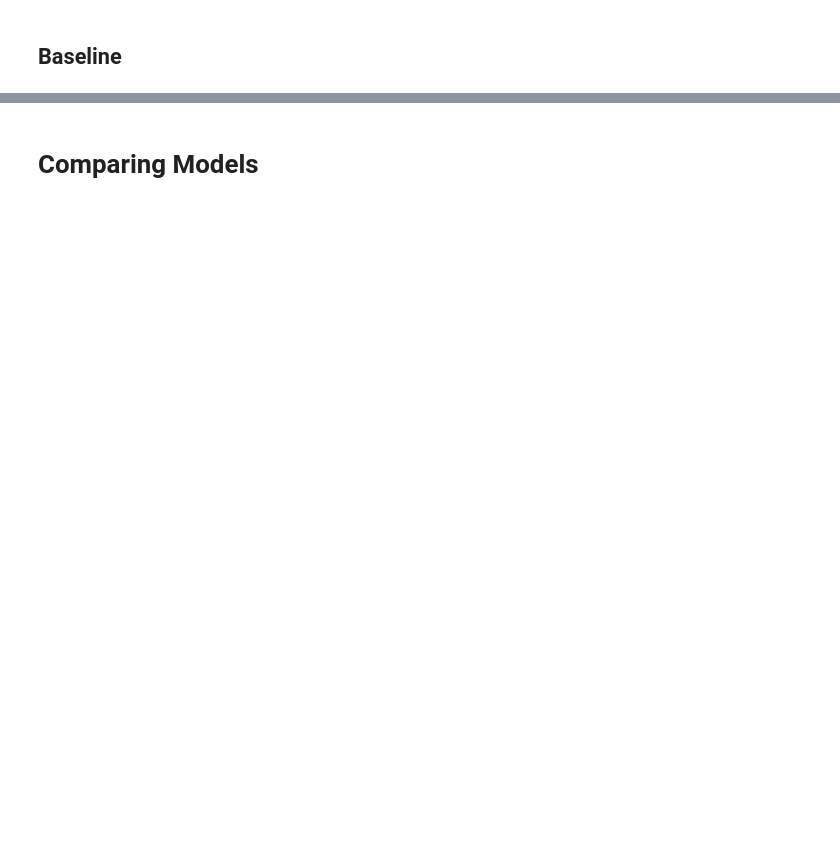
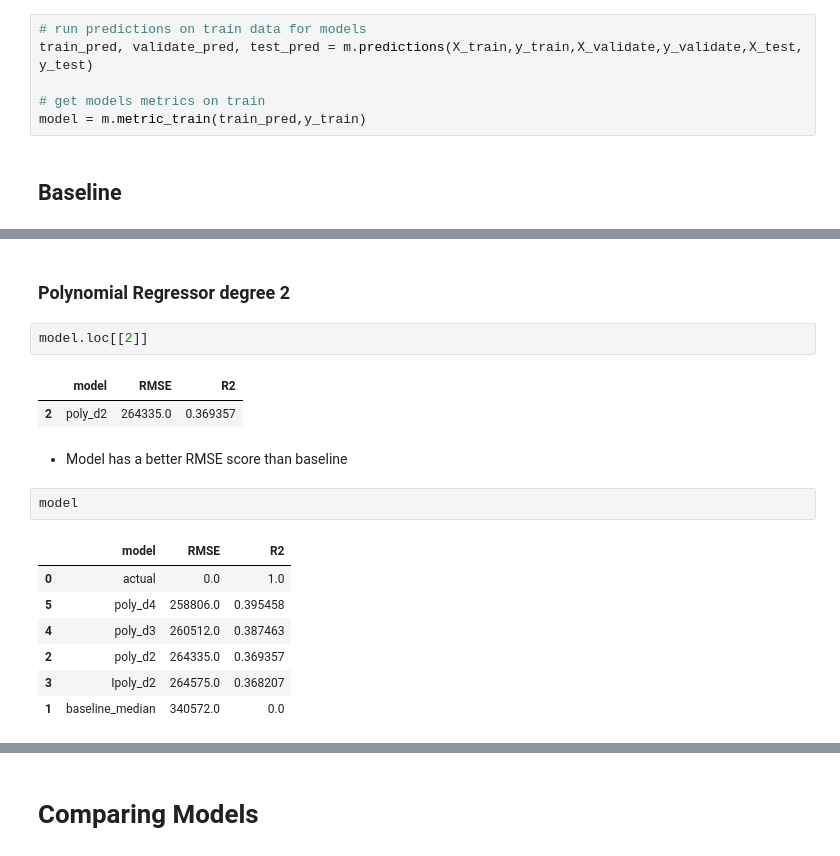
Before and after one commit to Yvette-Ibarra/regression-project, a Jupyter notebook: Zillow_Project_Final_Report.ipynb, the cells around one changed output, grey strips where cells are left out. Cells and saved outputs as stored; diff of their text form; blank space fills up the shorter version.

Commit message:
update model section

```diff
--- a/Zillow_Project_Final_Report.ipynb
+++ b/Zillow_Project_Final_Report.ipynb
@@ -294,2 +264,8 @@ validate_pred = pd.DataFrame({
+# %%
+# run predictions on train data for models
+train_pred, validate_pred, test_pred = m.predictions(X_train,y_train,X_validate,y_validate,X_test, y_test)
+
+# get models metrics on train
+model = m.metric_train(train_pred,y_train)
 # %% [markdown]
 ## Baseline
@@ -1165,0 +278,19 @@ x_train,y_train,x_validate,y_validate, x_test, y_test = m.model_prep(train,valid
+# %% [markdown]
+### Polynomial Regressor degree 2
+# %%
+model.loc[[2]]
+# %% [output]
+|  | model | RMSE | R2 |
+| 2 | poly_d2 | 264335.0 | 0.369357 |
+# %% [markdown]
+* Model has a better RMSE score than baseline
+# %%
+model
+# %% [output]
+|  | model | RMSE | R2 |
+| 0 | actual | 0.0 | 1.0 |
+| 5 | poly_d4 | 258806.0 | 0.395458 |
+| 4 | poly_d3 | 260512.0 | 0.387463 |
+| 2 | poly_d2 | 264335.0 | 0.369357 |
+| 3 | Ipoly_d2 | 264575.0 | 0.368207 |
+| 1 | baseline_median | 340572.0 | 0.0 |
```
Also changed, not shown: parts of 108 cells of this notebook.
